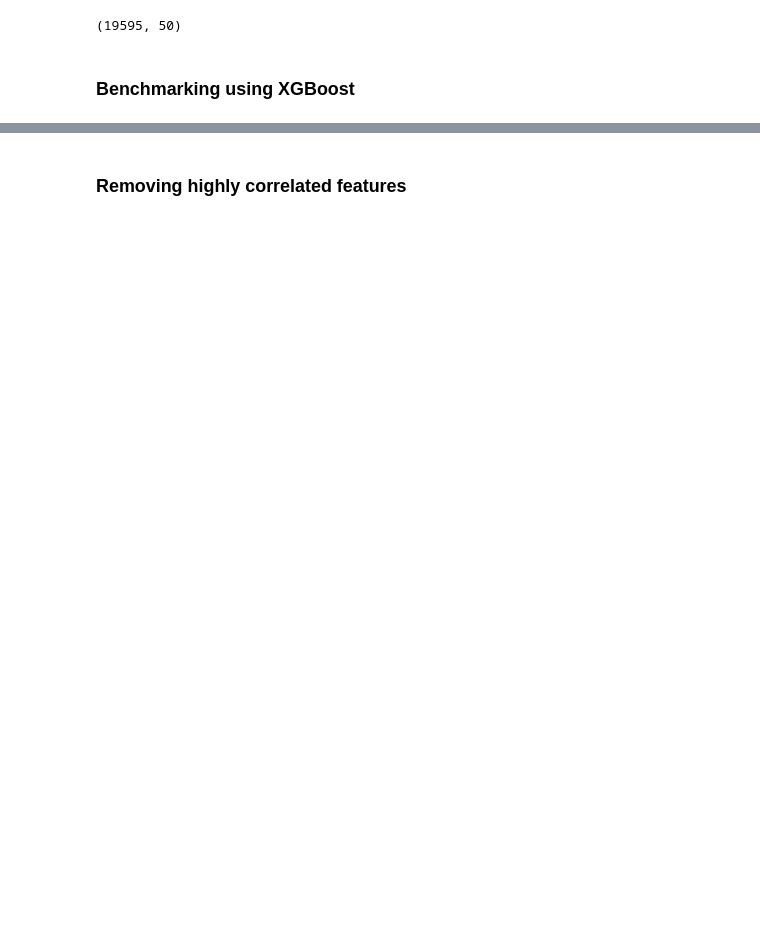
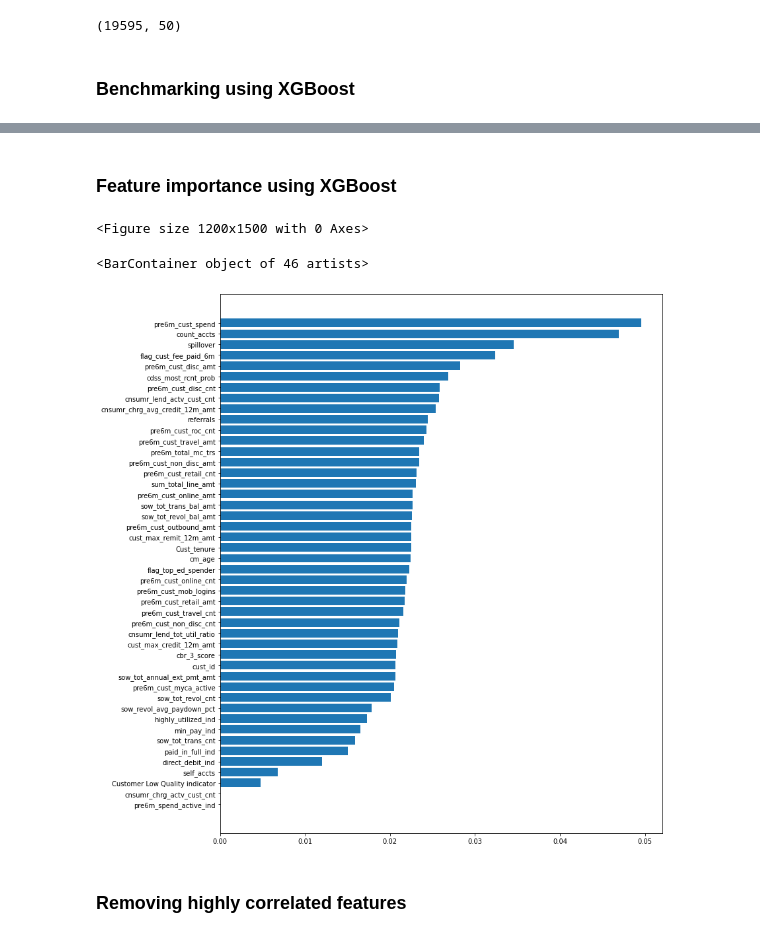
Before and after one commit to gsunit/Amex-Analyse-This-IITK, a Jupyter notebook: benchmarking.ipynb, the cells around one changed output, grey strips where cells are left out. Saved outputs shown, nothing was run; the diff lists cells and outputs as text; code cells hidden in the pictures; blank space fills up the shorter version.

Commit message:
feature importances plotted

```diff
--- a/benchmarking.ipynb
+++ b/benchmarking.ipynb
@@ -76,3 +58,16 @@ plt.show()
+# %% [markdown]
+### Feature importance using XGBoost
+# %%
+model, accuracy = xgb_accuracy(df, df.shape[0])
+# %%
+sorted_idx = model.feature_importances_.argsort()
+plt.figure(figsize=(12,15))
+plt.barh(df.select_dtypes(exclude=['object']).drop(columns='profitable_flag').columns[sorted_idx], model.feature_importances_[sorted_idx])
+plt.show()
+# %% [output]
+<Figure size 1200x1500 with 0 Axes>
+<BarContainer object of 46 artists>
+[figure, added]
 # %% [markdown]
 ### Removing highly correlated features
 # %%
```
Also changed, not shown: parts of 7 cells of this notebook, 1 other file.
